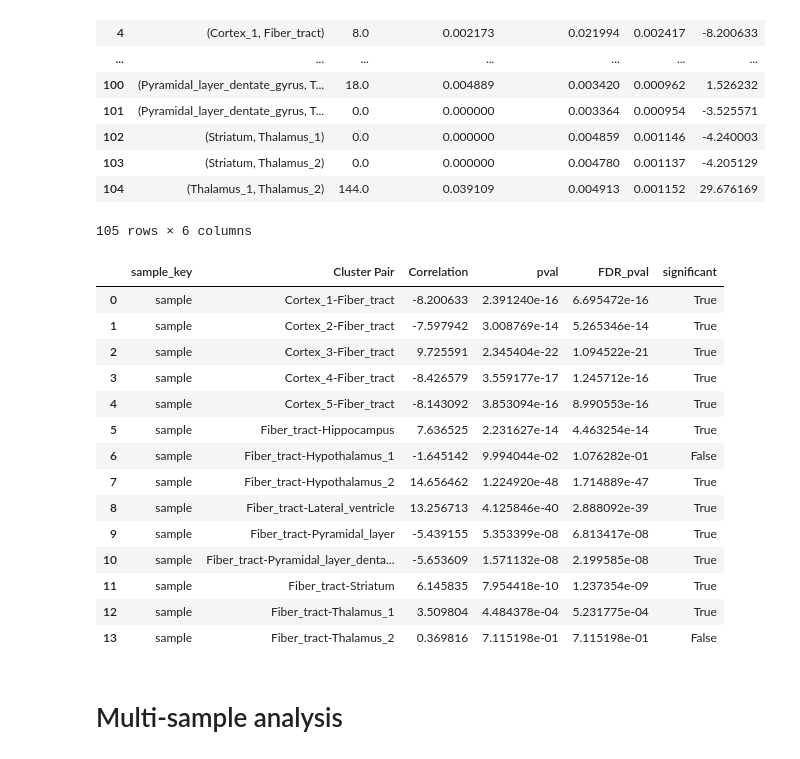
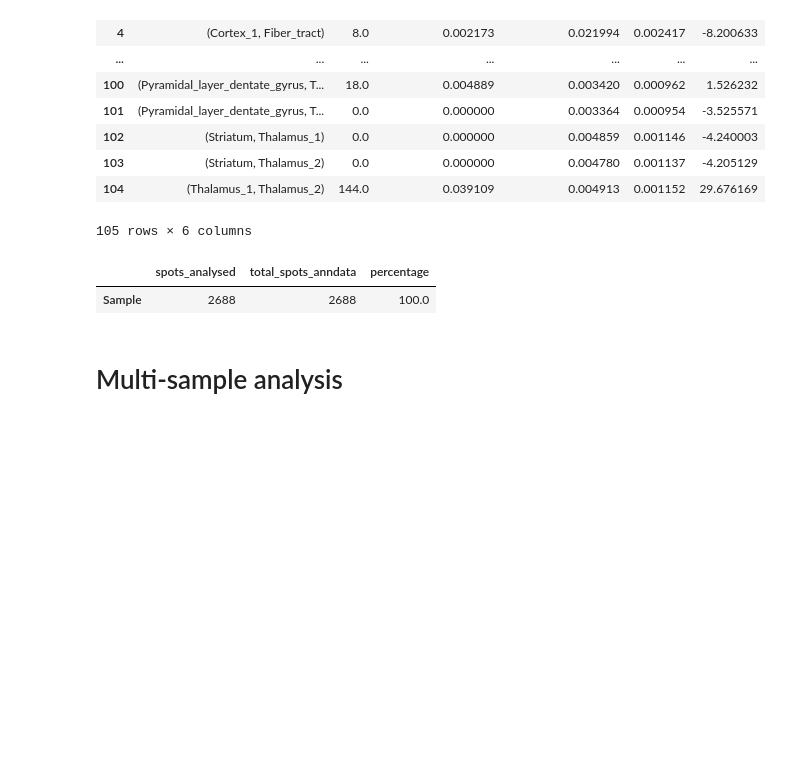
Before and after one commit to pedrovp161/spatools, a Jupyter notebook: Tutorials/clustering_correlation_analysis.ipynb, the cells around one changed output. Drawn from its saved outputs; the diff is of its cells as text; code cells hidden in the pictures; blank space fills up the shorter version.

```diff
--- a/Tutorials/clustering_correlation_analysis.ipynb
+++ b/Tutorials/clustering_correlation_analysis.ipynb
@@ -47,7 +47,7 @@ TTGTTTGTGTAAATTC-1             Cortex_4
 Name: cluster, Length: 2688, dtype: category
 Categories (15, object): ['Cortex_1', 'Cortex_2', 'Cortex_3', 'Cortex_4', ..., 'Pyramidal_layer_dentate_gyrus', 'Striatum', 'Thalamus_1', 'Thalamus_2']
 # %%
-adata = correlate_distances(adata, is_concatenated=False, cluster_col="cluster")
+adata = st.tl.correlate_distances(adata, is_concatenated=False, cluster_col="cluster")
 # %%
 type(adata.obsm["spatial"])
 # %% [output]
@@ -78,10 +78,8 @@ adata.uns["spatools"]
 | 15578 | 4720 | 2090 | 4720_2090 | Cortex_4 | 4651 | 1970 | Cortex_4 | 138.423264 | (Cortex_4, Cortex_4) |
 | 15579 | 4720 | 2090 | 4720_2090 | Cortex_4 | 4789 | 2209 | Cortex_1 | 137.557261 | (Cortex_1, Cortex_4) |
 15580 rows × 9 columns
-# %%
-from spatools.tools.tl import z_score
-
-adata = z_score(adata)
+# %%
+adata = st.tl.z_score(adata)
 # %%
 adata.uns["zscore_matrix"]["sample"]
 # %% [output]
@@ -143,23 +141,10 @@ adata.uns["z-score"]["sample"]
 | 104 | (Thalamus_1, Thalamus_2) | 144.0 | 0.039109 | 0.004913 | 0.001152 | 29.676169 |
 105 rows × 6 columns
 # %%
-adata.uns["stats"]
+adata.uns["check_spots"]
 # %% [output]
-|  | sample_key | Cluster Pair | Correlation | pval | FDR_pval | significant |
-| 0 | sample | Cortex_1-Fiber_tract | -8.200633 | 2.391240e-16 | 6.695472e-16 | True |
-| 1 | sample | Cortex_2-Fiber_tract | -7.597942 | 3.008769e-14 | 5.265346e-14 | True |
-| 2 | sample | Cortex_3-Fiber_tract | 9.725591 | 2.345404e-22 | 1.094522e-21 | True |
-| 3 | sample | Cortex_4-Fiber_tract | -8.426579 | 3.559177e-17 | 1.245712e-16 | True |
-| 4 | sample | Cortex_5-Fiber_tract | -8.143092 | 3.853094e-16 | 8.990553e-16 | True |
-| 5 | sample | Fiber_tract-Hippocampus | 7.636525 | 2.231627e-14 | 4.463254e-14 | True |
-| 6 | sample | Fiber_tract-Hypothalamus_1 | -1.645142 | 9.994044e-02 | 1.076282e-01 | False |
-| 7 | sample | Fiber_tract-Hypothalamus_2 | 14.656462 | 1.224920e-48 | 1.714889e-47 | True |
-| 8 | sample | Fiber_tract-Lateral_ventricle | 13.256713 | 4.125846e-40 | 2.888092e-39 | True |
-| 9 | sample | Fiber_tract-Pyramidal_layer | -5.439155 | 5.353399e-08 | 6.813417e-08 | True |
-| 10 | sample | Fiber_tract-Pyramidal_layer_denta... | -5.653609 | 1.571132e-08 | 2.199585e-08 | True |
-| 11 | sample | Fiber_tract-Striatum | 6.145835 | 7.954418e-10 | 1.237354e-09 | True |
-| 12 | sample | Fiber_tract-Thalamus_1 | 3.509804 | 4.484378e-04 | 5.231775e-04 | True |
-| 13 | sample | Fiber_tract-Thalamus_2 | 0.369816 | 7.115198e-01 | 7.115198e-01 | False |
+|  | spots_analysed | total_spots_anndata | percentage |
+| Sample | 2688 | 2688 | 100.0 |
 # %% [markdown]
 # Multi-sample analysis
 # %% [markdown]
```
Also changed, not shown: parts of 1 cell of this notebook, 1 other file.
